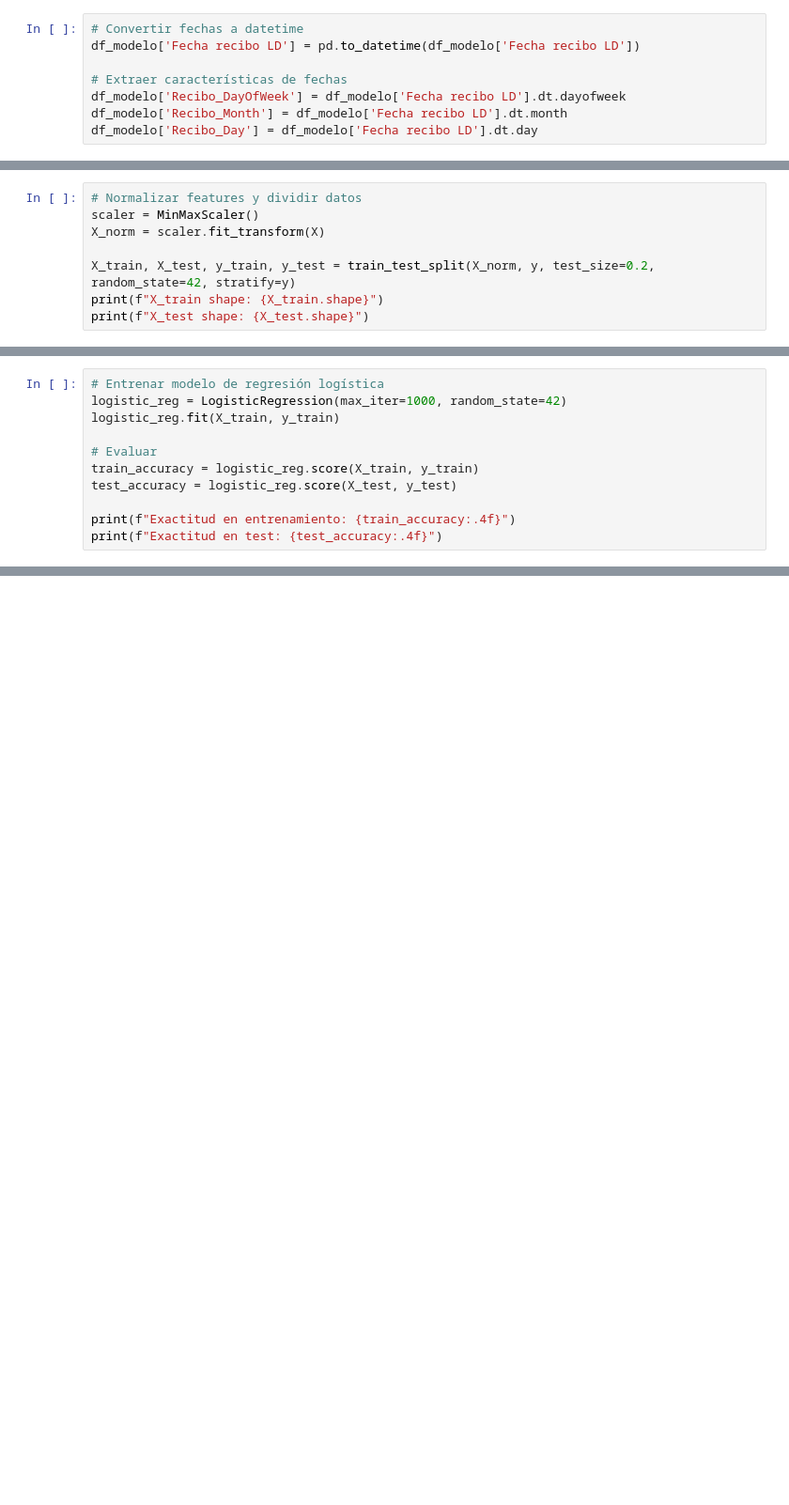
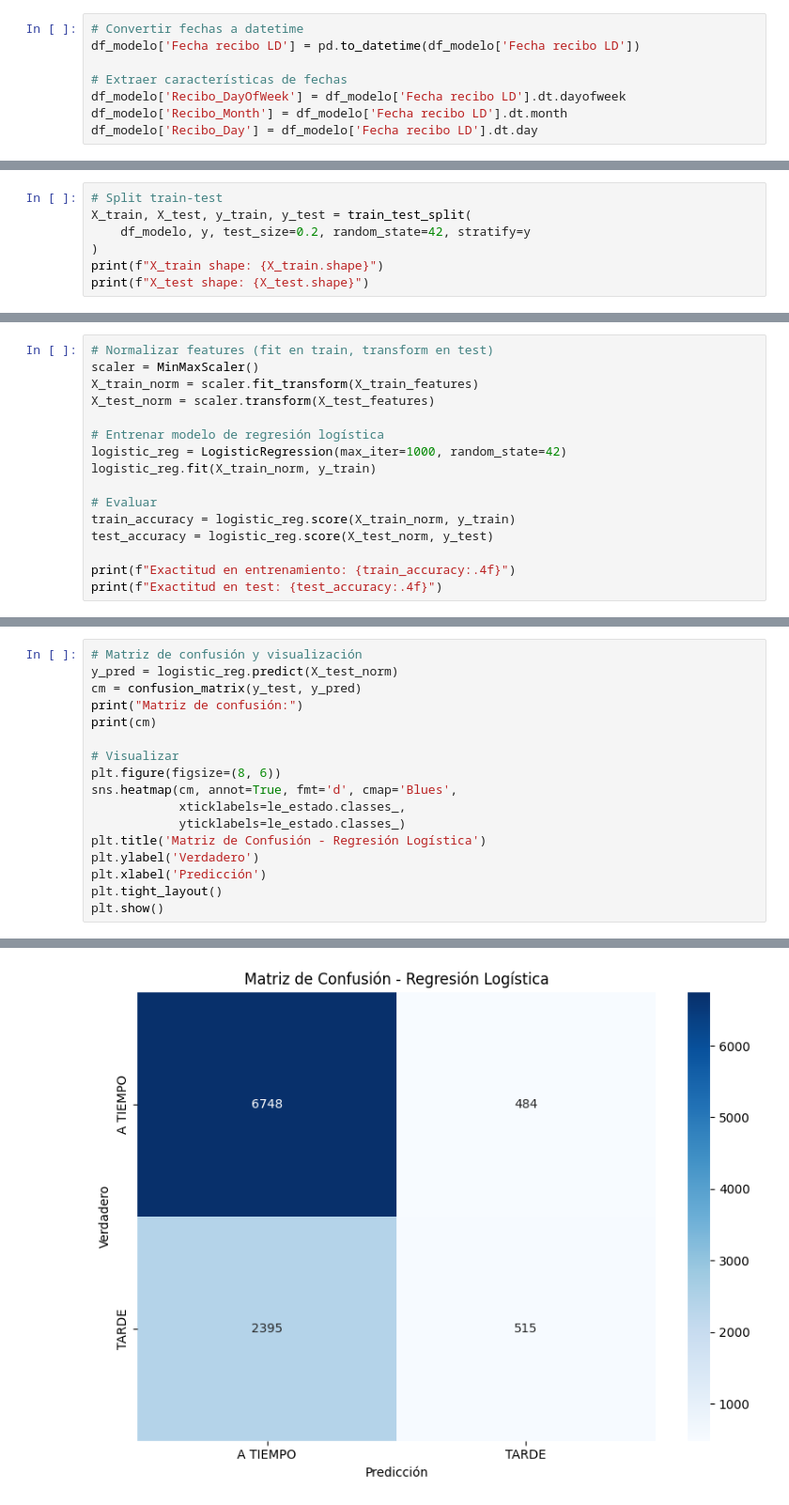
Before and after one commit to JuanHoyos329/Proyecto_IA, a Jupyter notebook: Modelos/logistic_regression_sklearn.ipynb, the cells around one changed output, grey strips where cells are left out. Shown at 94% size. Drawn from its saved outputs; the diff is of its cells as text; blank space fills up the shorter version.

Commit message:
Se le añadieron metricas al modelo de clasificacion

```diff
--- a/Modelos/logistic_regression_sklearn.ipynb
+++ b/Modelos/logistic_regression_sklearn.ipynb
@@ -87,0 +93,7 @@ Name: count, dtype: int64
+# %%
+# Split train-test
+X_train, X_test, y_train, y_test = train_test_split(
+    df_modelo, y, test_size=0.2, random_state=42, stratify=y
+)
+print(f"X_train shape: {X_train.shape}")
+print(f"X_test shape: {X_test.shape}")
@@ -145,8 +136,0 @@ Primeras filas de X:
-# %%
-# Normalizar features y dividir datos
-scaler = MinMaxScaler()
-X_norm = scaler.fit_transform(X)
-
-X_train, X_test, y_train, y_test = train_test_split(X_norm, y, test_size=0.2, random_state=42, stratify=y)
-print(f"X_train shape: {X_train.shape}")
-print(f"X_test shape: {X_test.shape}")
@@ -156,11 +191,16 @@ X_test shape: (10142, 31)
 # %%
+# Normalizar features (fit en train, transform en test)
+scaler = MinMaxScaler()
+X_train_norm = scaler.fit_transform(X_train_features)
+X_test_norm = scaler.transform(X_test_features)
+
 # Entrenar modelo de regresión logística
 logistic_reg = LogisticRegression(max_iter=1000, random_state=42)
-logistic_reg.fit(X_train, y_train)
+logistic_reg.fit(X_train_norm, y_train)
 
 # Evaluar
-train_accuracy = logistic_reg.score(X_train, y_train)
-test_accuracy = logistic_reg.score(X_test, y_test)
+train_accuracy = logistic_reg.score(X_train_norm, y_train)
+test_accuracy = logistic_reg.score(X_test_norm, y_test)
 
 print(f"Exactitud en entrenamiento: {train_accuracy:.4f}")
 print(f"Exactitud en test: {test_accuracy:.4f}")
@@ -169,0 +210,18 @@ Exactitud en test: 0.7227
+# %%
+# Matriz de confusión y visualización
+y_pred = logistic_reg.predict(X_test_norm)
+cm = confusion_matrix(y_test, y_pred)
+print("Matriz de confusión:")
+print(cm)
+
+# Visualizar
+plt.figure(figsize=(8, 6))
+sns.heatmap(cm, annot=True, fmt='d', cmap='Blues',
+            xticklabels=le_estado.classes_,
+            yticklabels=le_estado.classes_)
+plt.title('Matriz de Confusión - Regresión Logística')
+plt.ylabel('Verdadero')
+plt.xlabel('Predicción')
+plt.tight_layout()
+plt.show()
+# %% [output]
@@ -169,0 +231 @@ Exactitud en test: 0.7227
+[figure, added]
```
Also changed, not shown: parts of 15 cells of this notebook.
